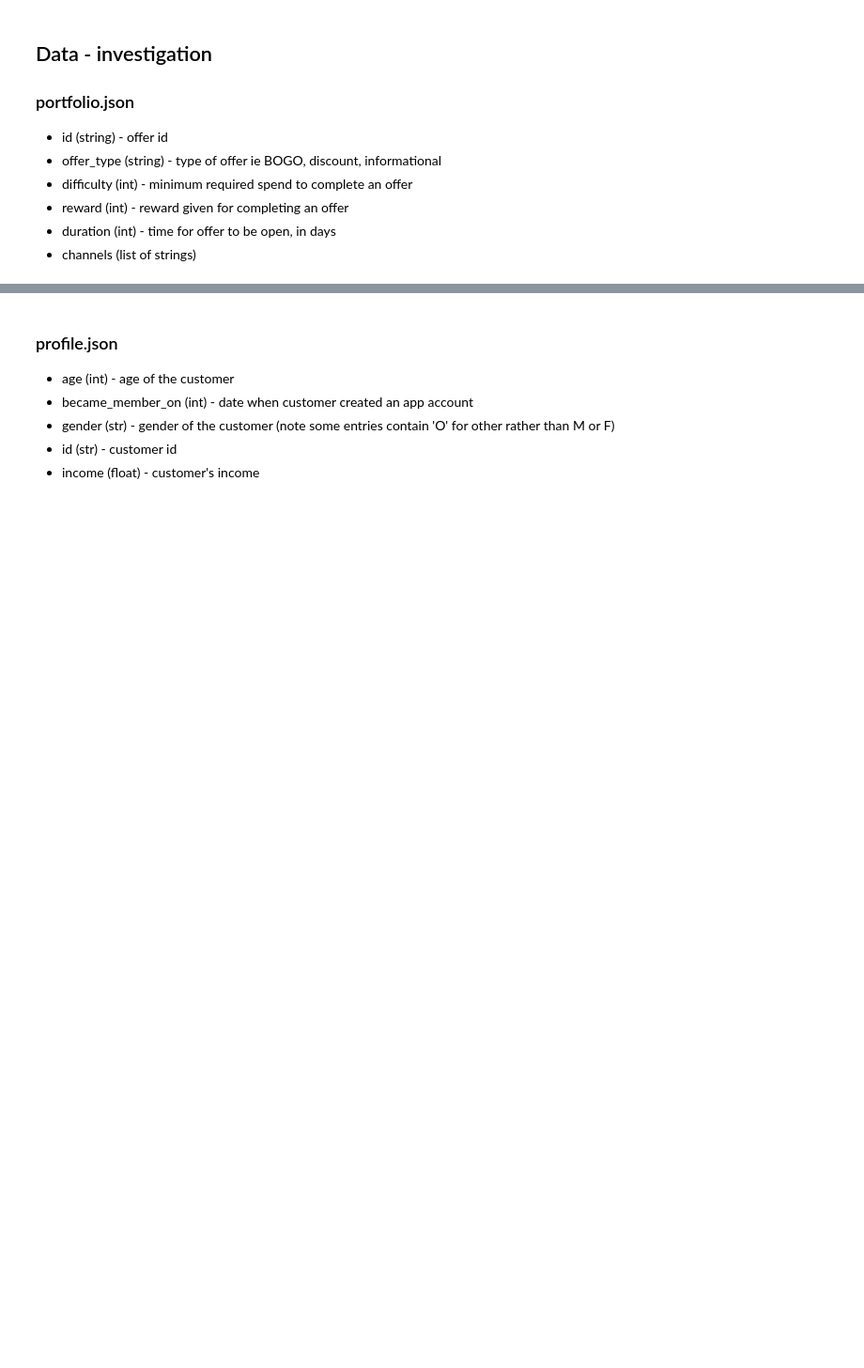
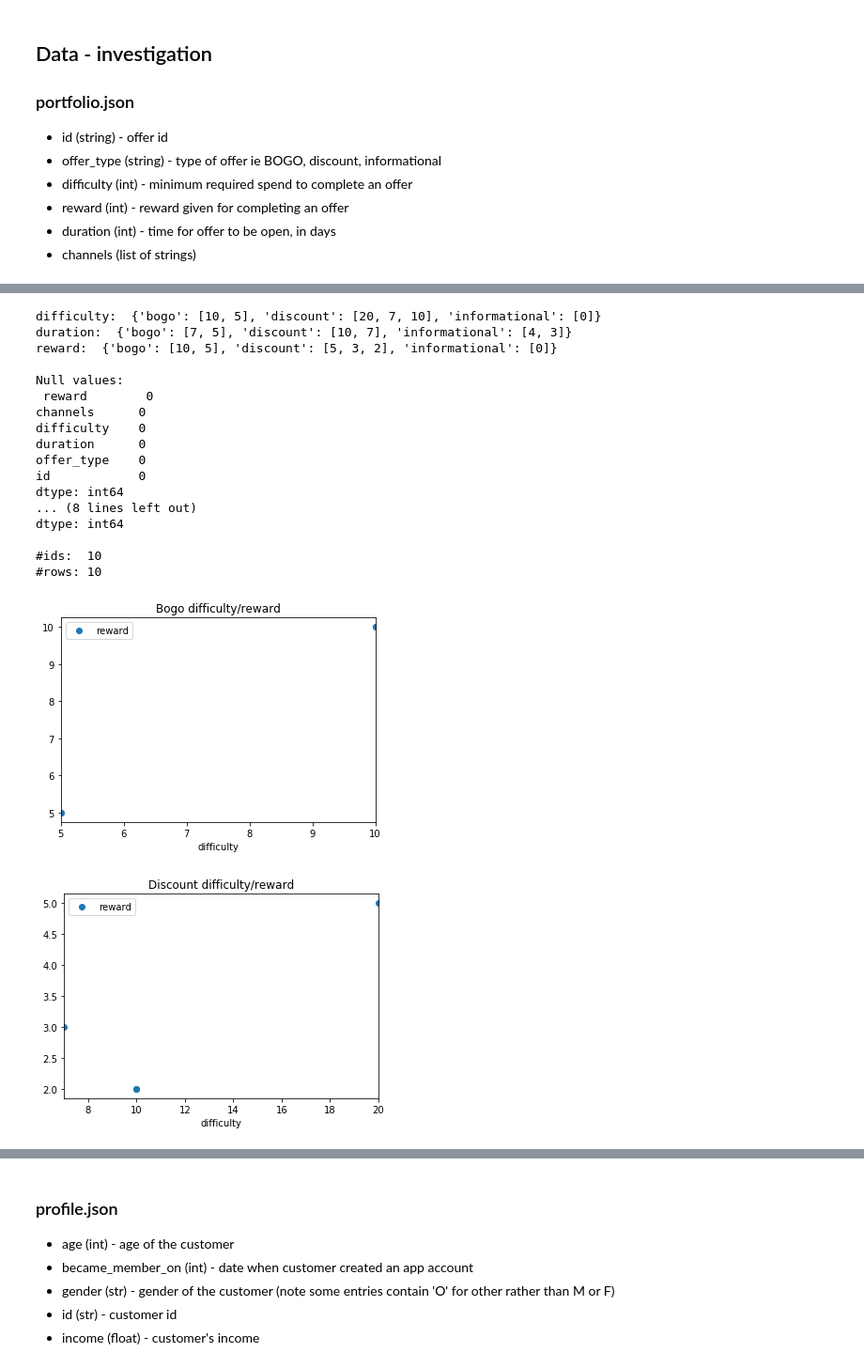
Before and after one commit to tosi88/udacity-starbucks-capstone, a Jupyter notebook: main.ipynb, the cells around one changed output, grey strips where cells are left out. Shown at 94% size. Cells and saved outputs as stored; diff of their text form; code cells hidden in the pictures; blank space fills up the shorter version.

```diff
--- a/main.ipynb
+++ b/main.ipynb
@@ -77,0 +90,36 @@ portfolio.head()
+# %%
+print('difficulty: ', portfolio.groupby(['offer_type'])['difficulty'].unique().apply(list).to_dict()) #1,2
+print('duration: ', portfolio.groupby(['offer_type'])['duration'].unique().apply(list).to_dict()) #3
+print('reward: ', portfolio.groupby(['offer_type'])['reward'].unique().apply(list).to_dict()) #4
+
+# checking data concistency
+portfolio.loc[portfolio['offer_type'] == 'bogo'].plot(x='difficulty', y='reward', style='o', title='Bogo difficulty/reward')
+portfolio.loc[portfolio['offer_type'] == 'discount'].plot(x='difficulty', y='reward', style='o', title='Discount difficulty/reward')
+
+# checking NaNs
+print('\nNull values:\n', portfolio.isnull().sum())
+print('\nNa values:\n', portfolio.isna().sum())
+
+# checking ids are unique
+print('\n#ids: ', portfolio['id'].unique().size)
+print('#rows:', portfolio.shape[0])
+# %% [output]
+difficulty:  {'bogo': [10, 5], 'discount': [20, 7, 10], 'informational': [0]}
+duration:  {'bogo': [7, 5], 'discount': [10, 7], 'informational': [4, 3]}
+reward:  {'bogo': [10, 5], 'discount': [5, 3, 2], 'informational': [0]}
+
+Null values:
+ reward        0
+channels      0
+difficulty    0
+duration      0
+offer_type    0
+id            0
+dtype: int64
+... (8 lines left out)
+dtype: int64
+
+#ids:  10
+#rows: 10
+[figure, added]
+[figure, added]
```
Also changed, not shown: parts of 16 cells of this notebook.
